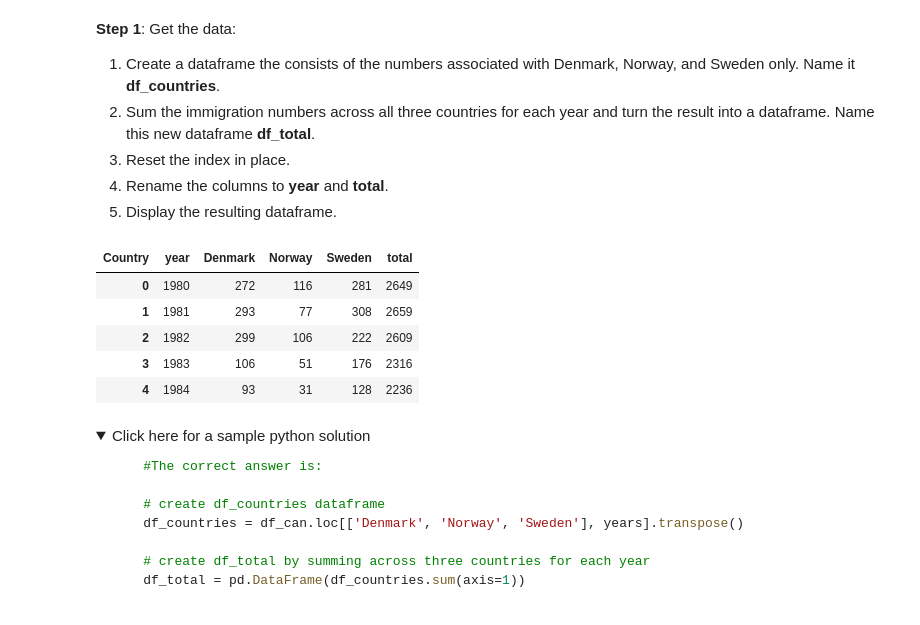
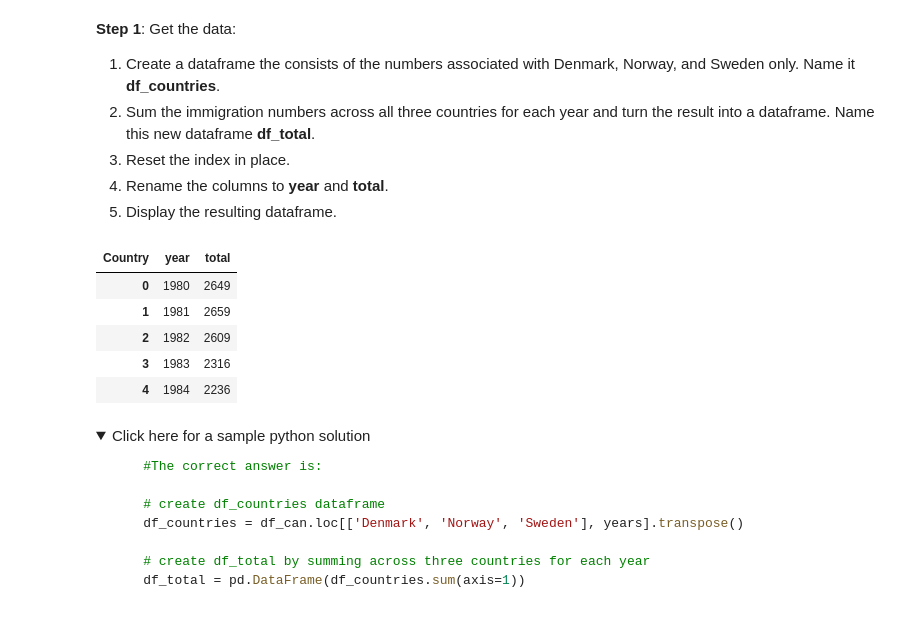
Before and after one commit to DurianDan/IBM-Data-Science-Professional-Certificate, a Jupyter notebook: 8_Data_Visualization_With_Python/week2/DV0101EN-Exercise-Pie-Charts-Box-Plots-Scatter-Plots-and-Bubble-Plots.jupyterlite.ipynb, the cells around one changed output. Cells and saved outputs as stored; diff of their text form; code cells hidden in the pictures; folded sections open.

```diff
--- a/8_Data_Visualization_With_Python/week2/DV0101EN-Exercise-Pie-Charts-Box-Plots-Scatter-Plots-and-Bubble-Plots.jupyterlite.ipynb
+++ b/8_Data_Visualization_With_Python/week2/DV0101EN-Exercise-Pie-Charts-Box-Plots-Scatter-Plots-and-Bubble-Plots.jupyterlite.ipynb
@@ -768,20 +758,21 @@ As a side note, we can observe that immigration took a dip around 1993 - 1997. F
 # %%
 ### type your answer here
 df_countries = df_can[df_can.index.isin(["Denmark","Norway","Sweden"])
                       ].drop(columns=["Continent","Region","DevName","Total"]
                     ).transpose(
                     ).reset_index(
                     ).rename(columns={"index":"year"}
                     ).astype({"year":"int32"})
 df_countries["total"] = df_countries.sum(axis=1,numeric_only=True)
-df_countries.head()
+df_total = df_countries[["year","total"]]
+df_total.head()
 # %% [output]
-| Country | year | Denmark | Norway | Sweden | total |
-| 0 | 1980 | 272 | 116 | 281 | 2649 |
-| 1 | 1981 | 293 | 77 | 308 | 2659 |
-| 2 | 1982 | 299 | 106 | 222 | 2609 |
-| 3 | 1983 | 106 | 51 | 176 | 2316 |
-| 4 | 1984 | 93 | 31 | 128 | 2236 |
+| Country | year | total |
+| 0 | 1980 | 2649 |
+| 1 | 1981 | 2659 |
+| 2 | 1982 | 2609 |
+| 3 | 1983 | 2316 |
+| 4 | 1984 | 2236 |
 # %% [markdown]
 <details><summary>Click here for a sample python solution</summary>
 
```
Also changed, not shown: parts of 9 cells of this notebook.
